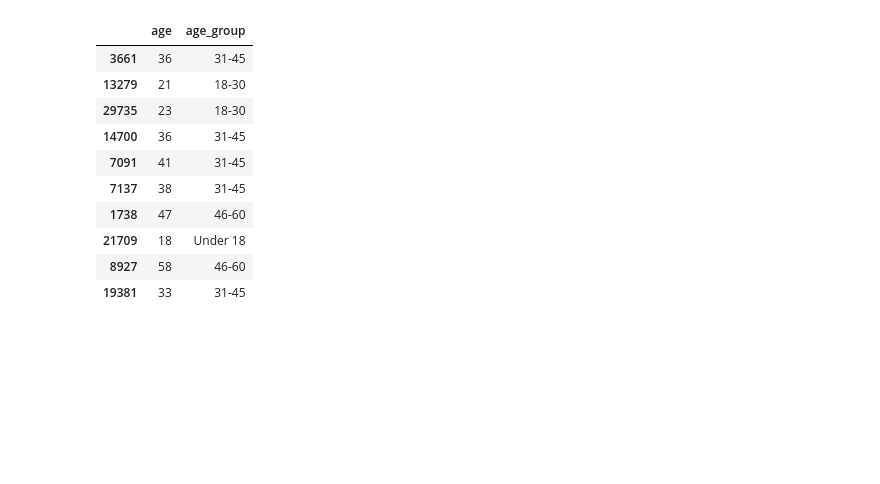
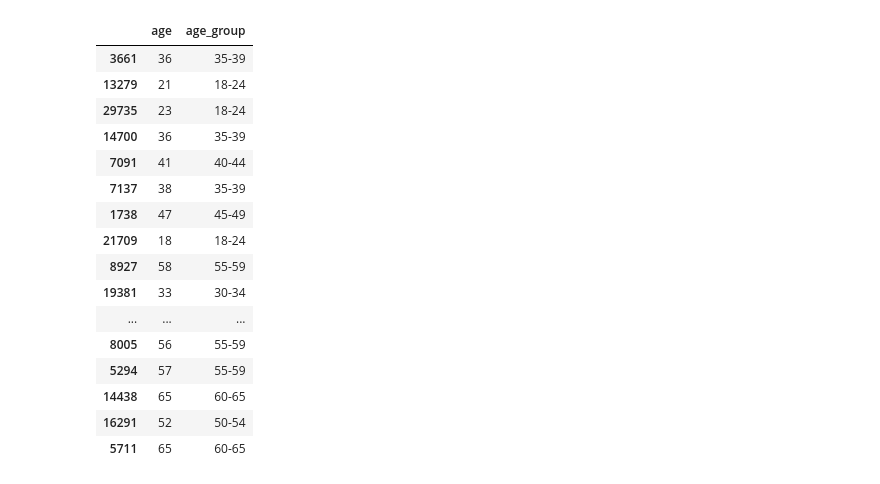
Before and after one commit to sdow-docs/Data_Analytics, a Jupyter notebook: Sarah_Colab_Works.ipynb, the cells around one changed output. Saved outputs shown, nothing was run; the diff lists cells and outputs as text; code cells hidden in the pictures; blank space fills up the shorter version.

```diff
--- a/Sarah_Colab_Works.ipynb
+++ b/Sarah_Colab_Works.ipynb
@@ -56,19 +113,27 @@ memory usage: 36.5+ KB
 # %%
-bins = [0, 18, 30, 45, 60, 100]
+## Create age groups
+bins = [18, 25, 30, 35, 40, 45, 50, 55, 60, 65]
+labels = ['18-24', '25-29', '30-34', '35-39',
+          '40-44', '45-49', '50-54', '55-59', '60-65']
 
-labels = ['Under 18', '18-30', '31-45', '46-60', 'Over 60']
-
-df['age_group'] = pd.cut(df['age'], bins=bins, labels=labels)
-df[['age', 'age_group']].head(10)
+df['age_group'] = pd.cut(df['age'], bins=bins, labels=labels, include_lowest=True,
+    right=True,)
+df[['age', 'age_group']].head(20)
 # %% [output]
 |  | age | age_group |
-| 3661 | 36 | 31-45 |
-| 13279 | 21 | 18-30 |
-| 29735 | 23 | 18-30 |
-| 14700 | 36 | 31-45 |
-| 7091 | 41 | 31-45 |
-| 7137 | 38 | 31-45 |
-| 1738 | 47 | 46-60 |
-| 21709 | 18 | Under 18 |
-| 8927 | 58 | 46-60 |
-| 19381 | 33 | 31-45 |
+| 3661 | 36 | 35-39 |
+| 13279 | 21 | 18-24 |
+| 29735 | 23 | 18-24 |
+| 14700 | 36 | 35-39 |
+| 7091 | 41 | 40-44 |
+| 7137 | 38 | 35-39 |
+| 1738 | 47 | 45-49 |
+| 21709 | 18 | 18-24 |
+| 8927 | 58 | 55-59 |
+| 19381 | 33 | 30-34 |
+| ... | ... | ... |
+| 8005 | 56 | 55-59 |
+| 5294 | 57 | 55-59 |
+| 14438 | 65 | 60-65 |
+| 16291 | 52 | 50-54 |
+| 5711 | 65 | 60-65 |
```
Also changed, not shown: parts of 19 cells of this notebook.
